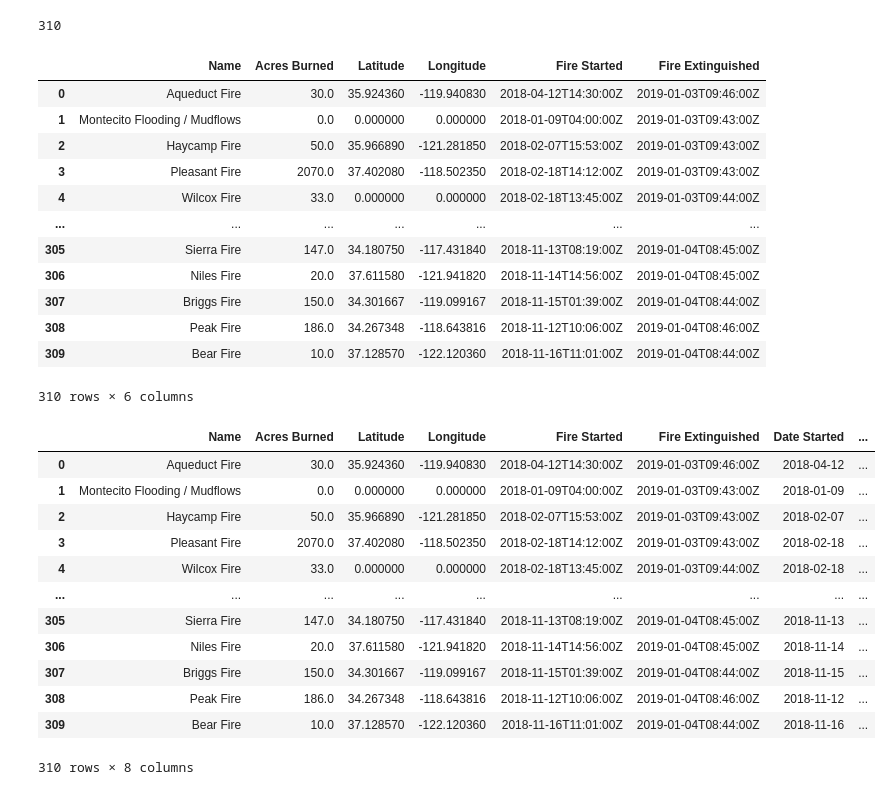
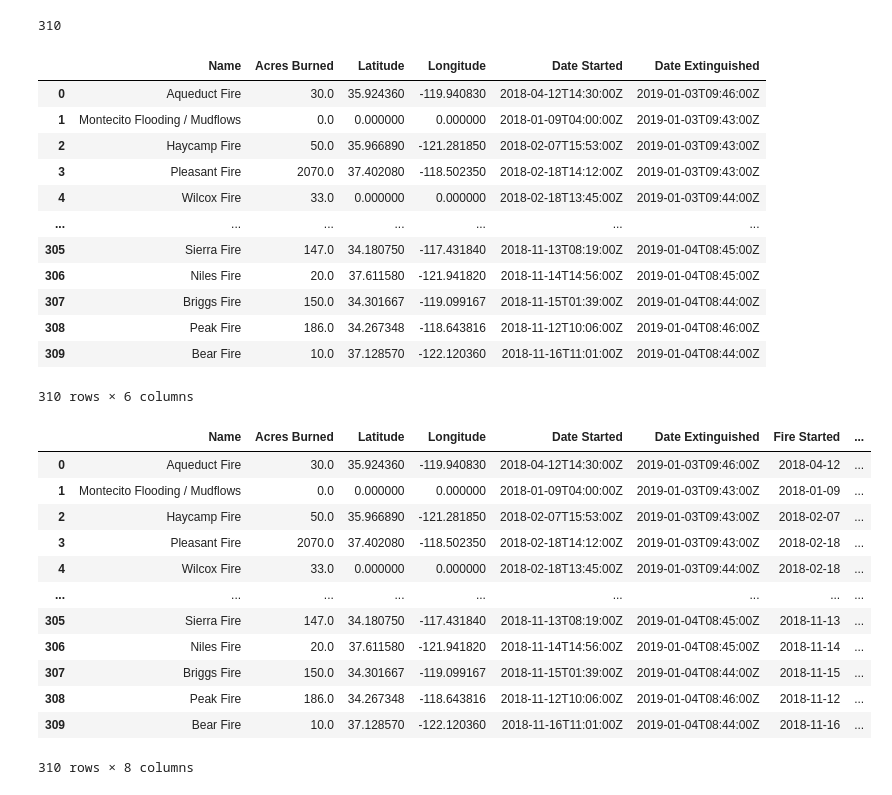
Before and after one commit to BenFarniok/project-1, a Jupyter notebook: p1-18-df.ipynb, the cells around one changed output. Cells and saved outputs as stored; diff of their text form; code cells hidden in the pictures.

```diff
--- a/p1-18-df.ipynb
+++ b/p1-18-df.ipynb
@@ -53,12 +53,12 @@ fire_df = pd.DataFrame({'Name':names,
                              'Acres Burned':acreage,
                              'Latitude':latitude,
                              'Longitude':longitude,
-                             "Fire Started":start,
-                             'Fire Extinguished':extinguished})
+                             "Date Started":start,
+                             'Date Extinguished':extinguished})
 
 fire_df
 # %% [output]
-|  | Name | Acres Burned | Latitude | Longitude | Fire Started | Fire Extinguished |
+|  | Name | Acres Burned | Latitude | Longitude | Date Started | Date Extinguished |
 | 0 | Aqueduct Fire | 30.0 | 35.924360 | -119.940830 | 2018-04-12T14:30:00Z | 2019-01-03T09:46:00Z |
 | 1 | Montecito Flooding / Mudflows | 0.0 | 0.000000 | 0.000000 | 2018-01-09T04:00:00Z | 2019-01-03T09:43:00Z |
 | 2 | Haycamp Fire | 50.0 | 35.966890 | -121.281850 | 2018-02-07T15:53:00Z | 2019-01-03T09:43:00Z |
@@ -72,11 +72,15 @@ fire_df
 | 309 | Bear Fire | 10.0 | 37.128570 | -122.120360 | 2018-11-16T11:01:00Z | 2019-01-04T08:44:00Z |
 310 rows × 6 columns
 # %%
-fire_df["Date Started"]= fire_df['Fire Started'].str.split("T", n = 1, expand = True)
-fire_df["Date Extinguished"]= fire_df['Fire Extinguished'].str.split("T", n = 1, expand = True)
+fire_df['Fire Started'] = fire_df['Date Started'].str.split("T", n = 1)
+fire_df['Fire Started'] = fire_df['Date Started'].str.split("T", n = 1, expand=True)
+
+
+fire_df["Fire Extinguished"]= fire_df['Date Extinguished'].str.split("T", n = 1)
+fire_df["Fire Extinguished"]= fire_df['Date Extinguished'].str.split("T", n = 1, expand = True)
 fire_df
 # %% [output]
-|  | Name | Acres Burned | Latitude | Longitude | Fire Started | Fire Extinguished | Date Started | ... |
+|  | Name | Acres Burned | Latitude | Longitude | Date Started | Date Extinguished | Fire Started | ... |
 | 0 | Aqueduct Fire | 30.0 | 35.924360 | -119.940830 | 2018-04-12T14:30:00Z | 2019-01-03T09:46:00Z | 2018-04-12 | ... |
 | 1 | Montecito Flooding / Mudflows | 0.0 | 0.000000 | 0.000000 | 2018-01-09T04:00:00Z | 2019-01-03T09:43:00Z | 2018-01-09 | ... |
 | 2 | Haycamp Fire | 50.0 | 35.966890 | -121.281850 | 2018-02-07T15:53:00Z | 2019-01-03T09:43:00Z | 2018-02-07 | ... |
```
Also changed, not shown: parts of 2 cells of this notebook, 4 other files.
